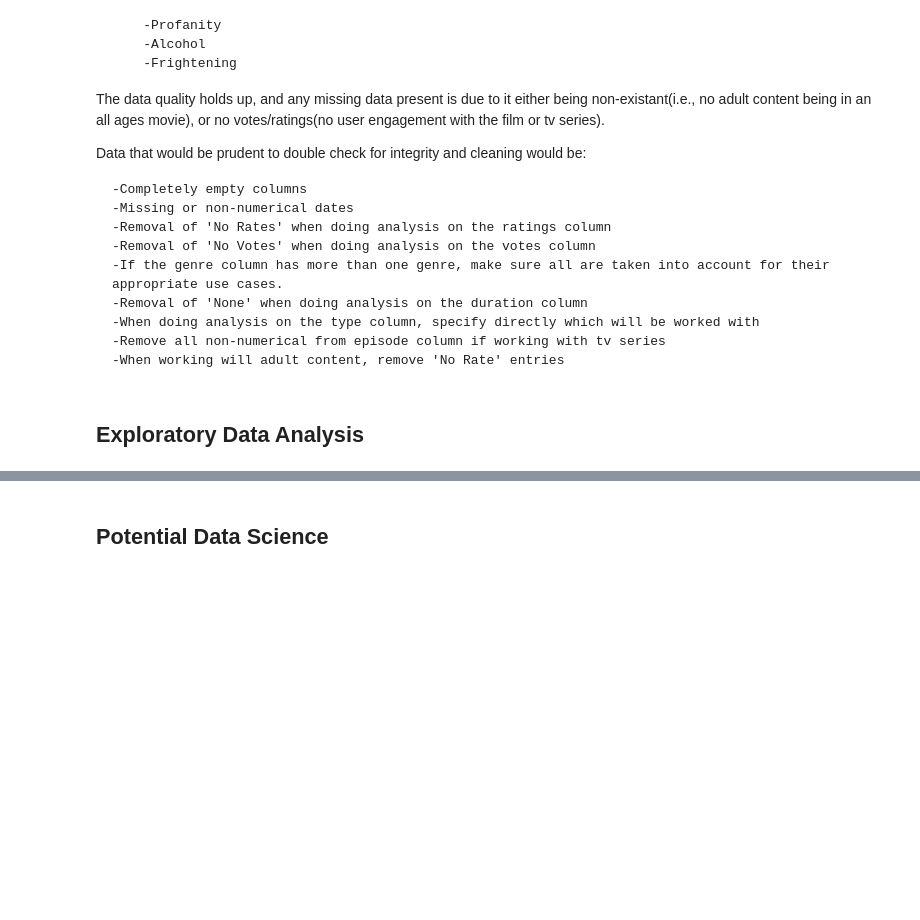
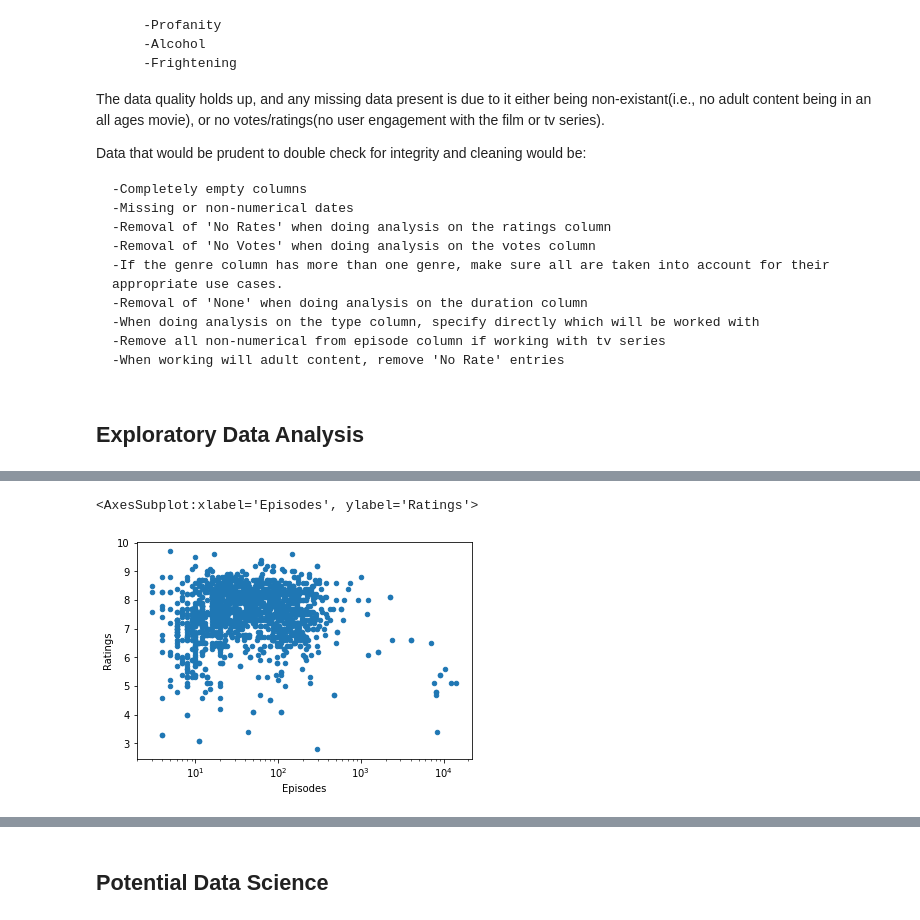
Before and after one commit to JTFin/CSCI2000U-Project, a Jupyter notebook: project-group29.ipynb, the cells around one changed output, grey strips where cells are left out. Cells and saved outputs as stored; diff of their text form; code cells hidden in the pictures; blank space fills up the shorter version.

Commit message:
Added section to first question

```diff
--- a/project-group29.ipynb
+++ b/project-group29.ipynb
@@ -74,3 +74,24 @@ Data that would be prudent to double check for integrity and cleaning would be:
     -When working will adult content, remove 'No Rate' entries
 # %% [markdown]
 ## Exploratory Data Analysis
+# %%
+#Given a csv file format, we must make it usable by pandas in order to make it a dataframe
+
+import csv
+import re
+from functools import reduce
+import numpy as np
+import pandas as pd
+import json
+pd.options.mode.chained_assignment = None  # default='warn'
+
+def get_data_csv():
+    collection = []
+    with open('imdb.csv', 'r') as f:
+        for line in csv.DictReader(f):
+            collection.append(line)
+        return collection
+
+# the data
+data = get_data_csv()
+df = pd.DataFrame(data)
@@ -76,0 +152,18 @@ Data that would be prudent to double check for integrity and cleaning would be:
+# %%
+#First we drop the duplicates in the dataframe. After analysis, it was discovered there was over 1000 duplicate entries
+#in the dataset, which could have surely skewed results.
+df = df.drop_duplicates()
+
+#Since we are looking at the 'Rate' and 'Type' column specifically for this question, we should clean the column of
+#missing ratings, and then isolute for 'Series' only
+newDfSeries = df[df['Rate'] != 'No Rate']
+newDfSeries = newDfSeries.loc[newDfSeries['Type'] == 'Series']
+
+#For displaying various charts, it's a good idea to set the types of the entries to something readable by pd plot
+newDfSeries['Episodes'] = newDfSeries['Episodes'].astype(int)
+newDfSeries['Rate'] = newDfSeries['Rate'].astype(float)
+newDfSeries['Date'] = newDfSeries['Date'].astype(int)
+
+#Lastly sort by episode count, since this is the most important metric for analysis
+newDfSeries = newDfSeries.sort_values(by=['Episodes'], ascending=False)
+newDfSeries
@@ -76,0 +209,6 @@ Data that would be prudent to double check for integrity and cleaning would be:
+# %%
+#Lets graph the results of the dataframe.
+newDfSeries.plot(xlabel='Episodes', ylabel='Ratings', x='Episodes',y='Rate', kind='scatter', logx=True)
+# %% [output]
+<AxesSubplot:xlabel='Episodes', ylabel='Ratings'>
+[figure, added]
```
Also changed, not shown: parts of 16 cells of this notebook.
